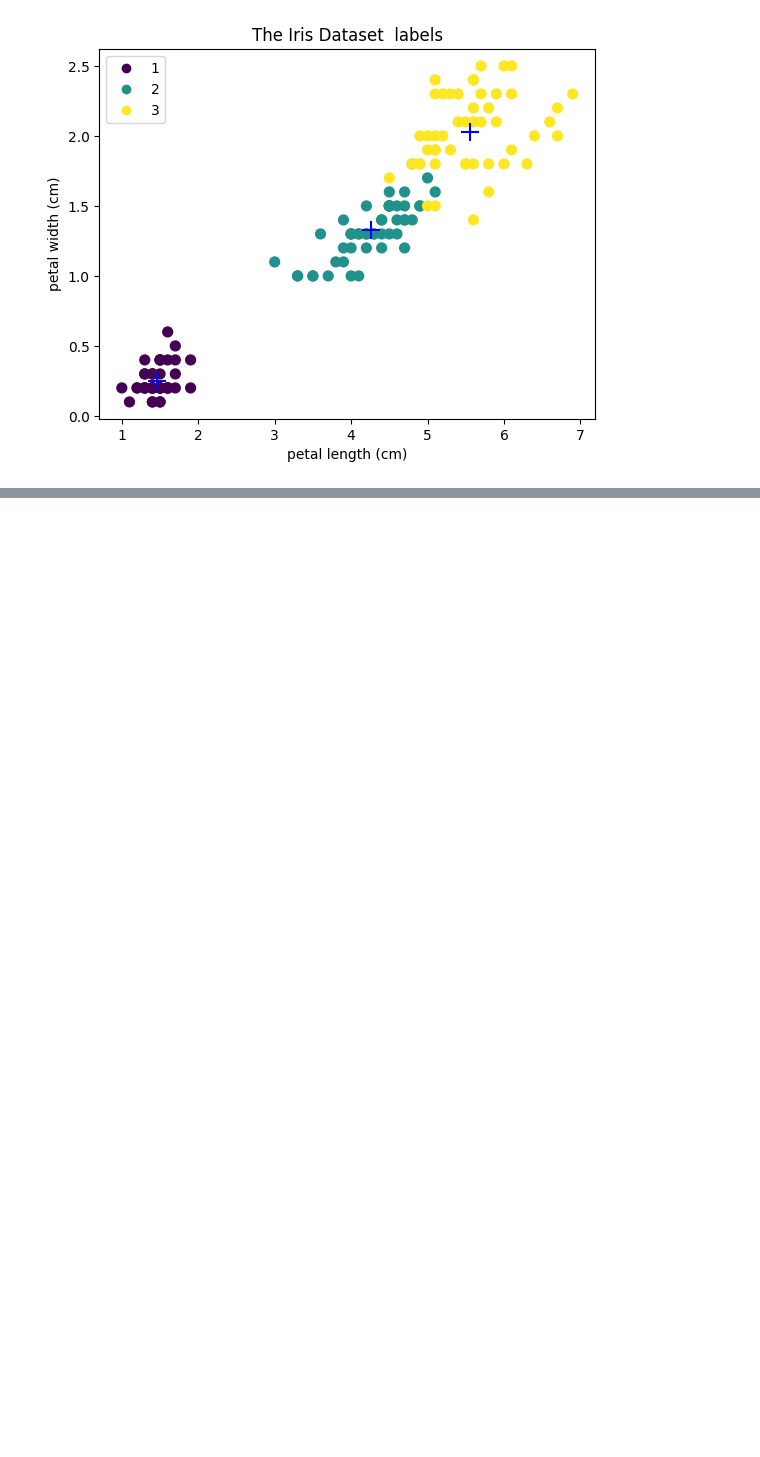
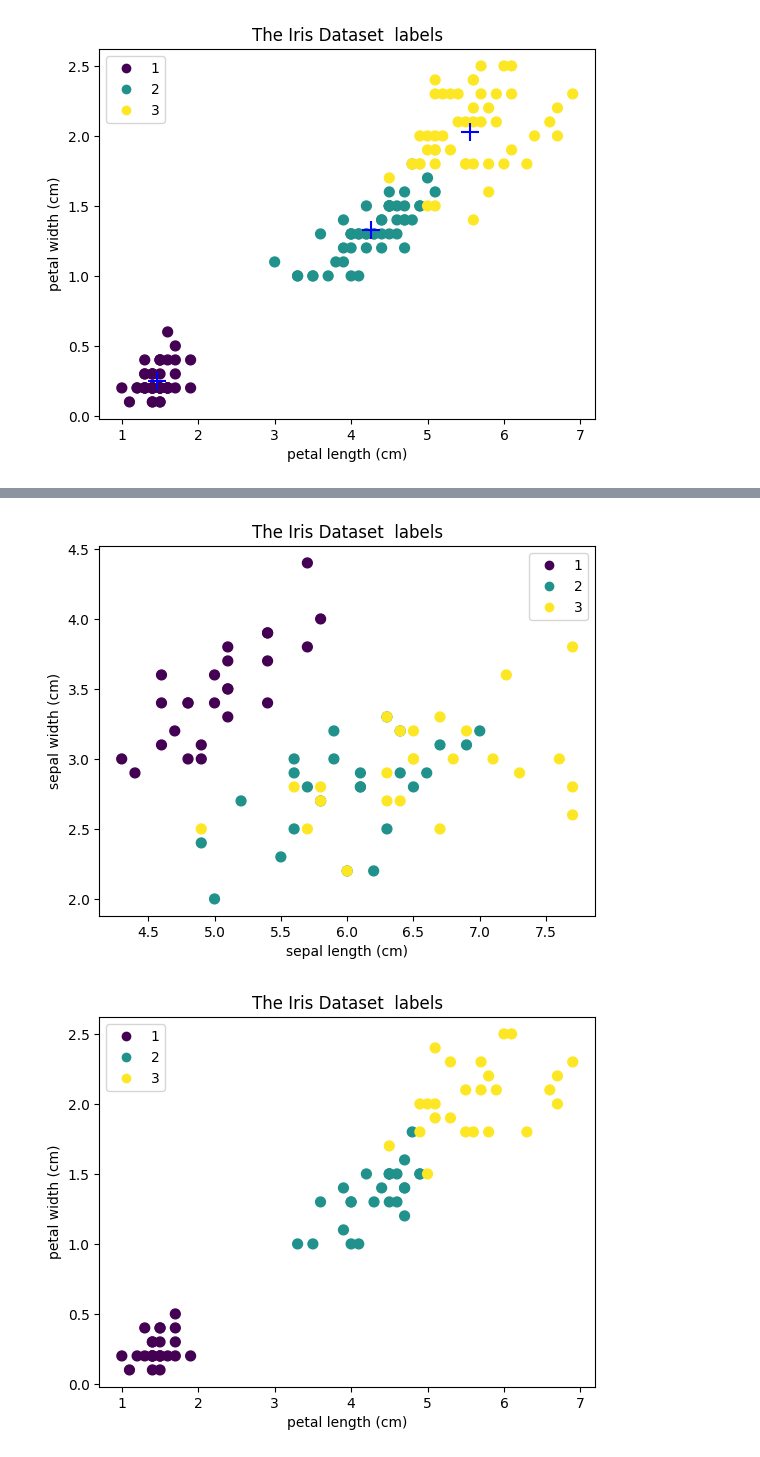
Before and after one commit to IbrahemAmar/Data-mining-and-Machine-Learning-, a Jupyter notebook: lab1_ex1.ipynb, the cells around one changed output, grey strips where cells are left out. Drawn from its saved outputs; the diff is of its cells as text; code cells hidden in the pictures; blank space fills up the shorter version.

```diff
--- a/lab1_ex1.ipynb
+++ b/lab1_ex1.ipynb
@@ -148,0 +236,28 @@ plotData(data,labels,fNames,2,3,centroids)
+# %%
+# plot selected vectors
+# select and plot 3 vecors of 25 samples
+
+delta = 25
+
+sample01 = 0
+sample02 = 50
+sample03 = 100
+
+data01 = data[sample01:sample01+delta]
+data02 = data[sample02:sample02+delta]
+data03 = data[sample03:sample03+delta]
+
+labels01 = labels[sample01:sample01+delta]
+labels02 = labels[sample02:sample02+delta]
+labels03 = labels[sample03:sample03+delta]
+
+
+dataSamples00 = np.concatenate([data01, data02, data03], axis =0)
+labelsSamples00 = np.concatenate([labels01, labels02, labels03])
+# %%
+plotData(dataSamples00, labelsSamples00, fNames, 0, 1)
+plotData(dataSamples00, labelsSamples00, fNames, 2, 3)
+plotLabels(labelsSamples00)
+# %% [output]
+[figure, added]
+[figure, added]
```
Also changed, not shown: parts of 7 cells of this notebook.
